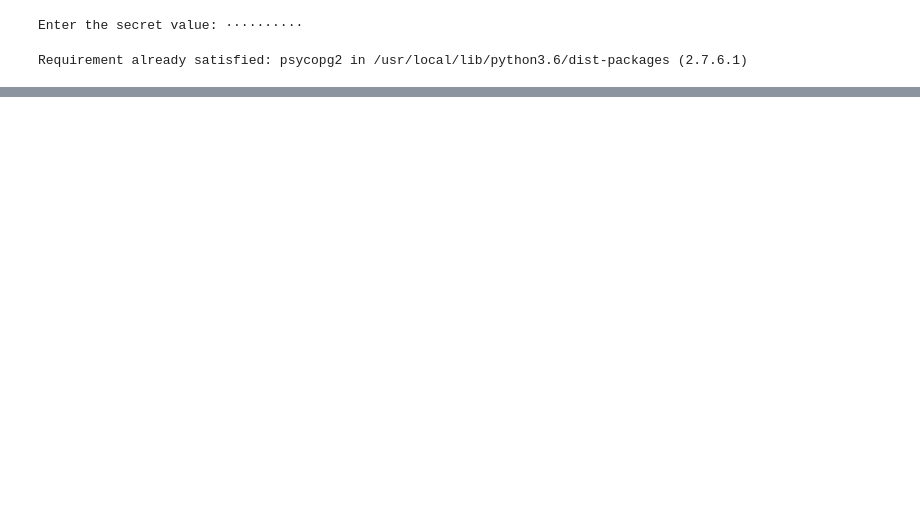
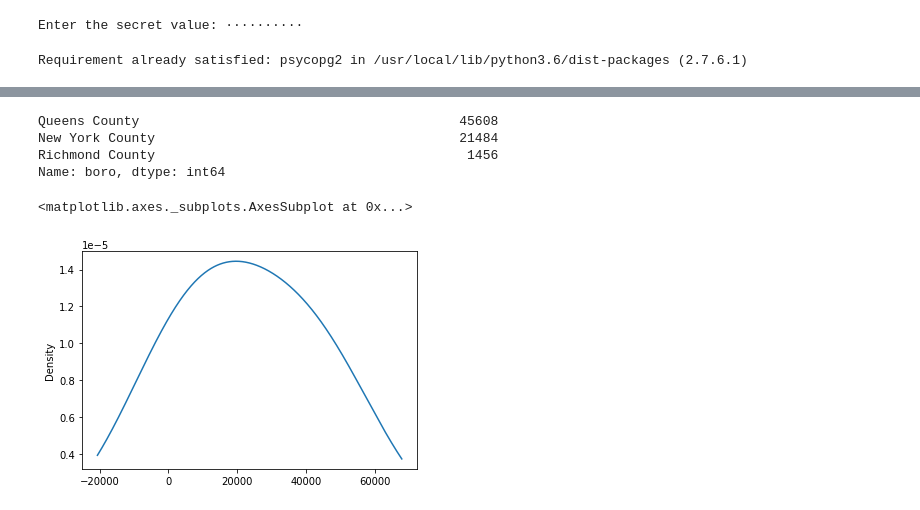
Before and after one commit to 914book/NYC-HousingMarketPrediction-COVIDEra, a Jupyter notebook: project.ipynb, the cells around one changed output, grey strips where cells are left out. Drawn from its saved outputs; the diff is of its cells as text; code cells hidden in the pictures; blank space fills up the shorter version.

```diff
--- a/project.ipynb
+++ b/project.ipynb
@@ -61,0 +80,2 @@ house2data
+# %%
+df = house2data
@@ -61,0 +93,16 @@ house2data
+# %%
+# Print out the boro value counts
+boro_counts = df.boro.value_counts()
+boro_counts
+# %% [output]
+Queens County                                         45608
+New York County                                       21484
+Richmond County                                        1456
+Name: boro, dtype: int64
+# %%
+
+# Visualize the value counts
+boro_counts.plot.density()
+# %% [output]
+<matplotlib.axes._subplots.AxesSubplot at 0x...>
+[figure, added]
```
Also changed, not shown: parts of 22 cells of this notebook.
